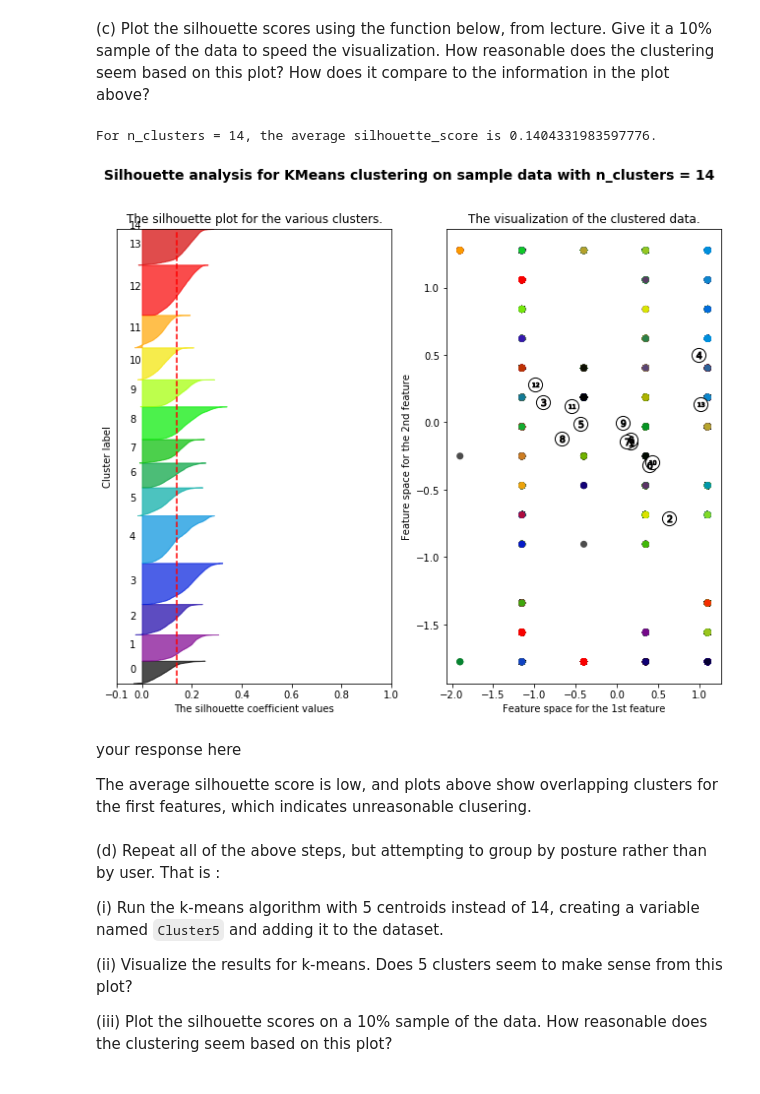
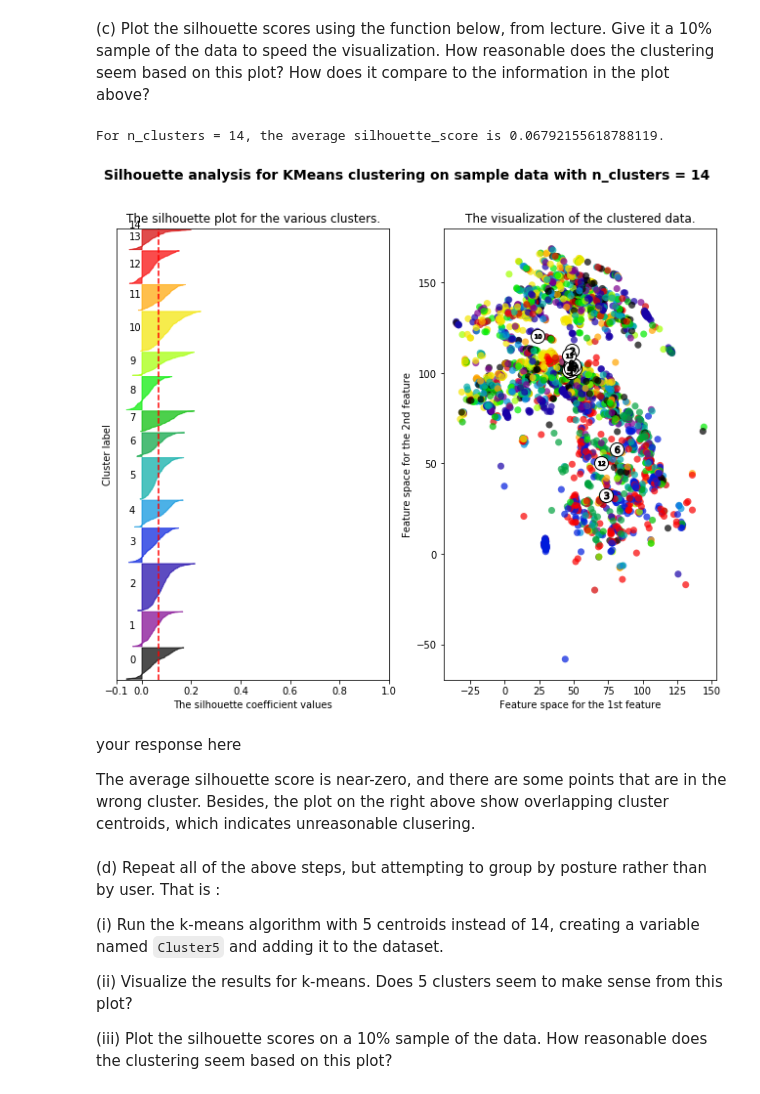
Before and after one commit to Ruby122/2020-CS109B, a Jupyter notebook: content/homeworks/hw02/cs109b_hw2.ipynb, the cells around one changed output. Saved outputs shown, nothing was run; the diff lists cells and outputs as text; code cells hidden in the pictures.

```diff
--- a/content/homeworks/hw02/cs109b_hw2.ipynb
+++ b/content/homeworks/hw02/cs109b_hw2.ipynb
@@ -105,11 +105,11 @@ display(postures.describe())
 #your code here
 # number of clusters
 n_user = len(postures.User.unique())
-# preprocessing:
-scaler = StandardScaler()
-scaled_postures = pd.DataFrame(scaler.fit_transform(postures), index=postures.index, columns = postures.columns)
+# preprocessing: drop user and class
+postures_clean = postures.drop(['Class', 'User'], axis = 1)
+# cluster according to users
 # n_init = number of times KMeans run
-postures_km_14 = KMeans(n_clusters = n_user, n_init = 46, random_state = 109).fit(scaled_postures)
-scaled_postures['Cluster14'] = postures_km_46.labels_
-scaled_postures.head()
+postures_km_14 = KMeans(n_clusters = n_user, n_init = 46, random_state = 109).fit(postures_clean)
+postures_clean['Cluster14'] = postures_km_14.labels_
+postures_clean.head()
 # %% [output]
@@ -272,14 +272,16 @@ def silplot(X, cluster_labels, clusterer, pointlabels=None):
                  fontsize=14, fontweight='bold')
 # %%
 #your code here
-silplot(scaled_postures.values, postures_km_14.labels_, postures_km_14)
+# 10% sample
+sample_10 = postures_clean.sample(frac = 0.1, random_state = 1)
+silplot(sample_10.values, sample_10.Cluster14, postures_km_14)
 # %% [output]
-For n_clusters = 14, the average silhouette_score is 0.1404331983597776.
+For n_clusters = 14, the average silhouette_score is 0.06792155618788119.
-[figure, old version]
+[figure, new version]
 # %% [markdown]
 your response here
 
-The average silhouette score is low, and plots above show overlapping clusters for the first features, which indicates unreasonable clusering.
+The average silhouette score is near-zero, and there are some points that are in the wrong cluster. Besides, the plot on the right above show overlapping cluster centroids, which indicates unreasonable clusering.
 # %% [markdown]
 (d) Repeat all of the above steps, but attempting to group by posture rather than by user. That is :
 
```
Also changed, not shown: parts of 12 cells of this notebook.
